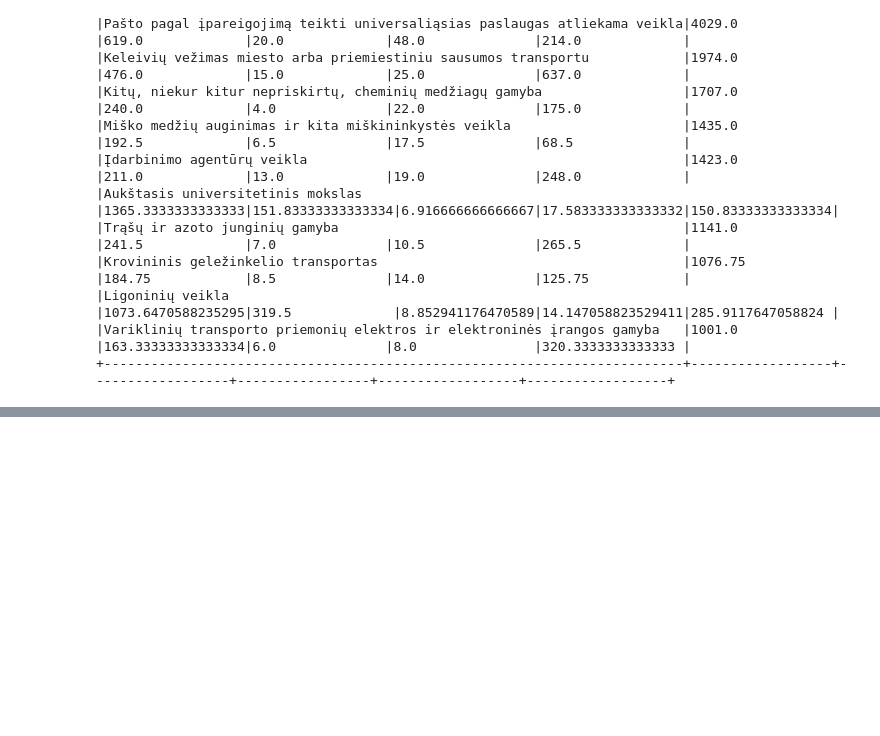
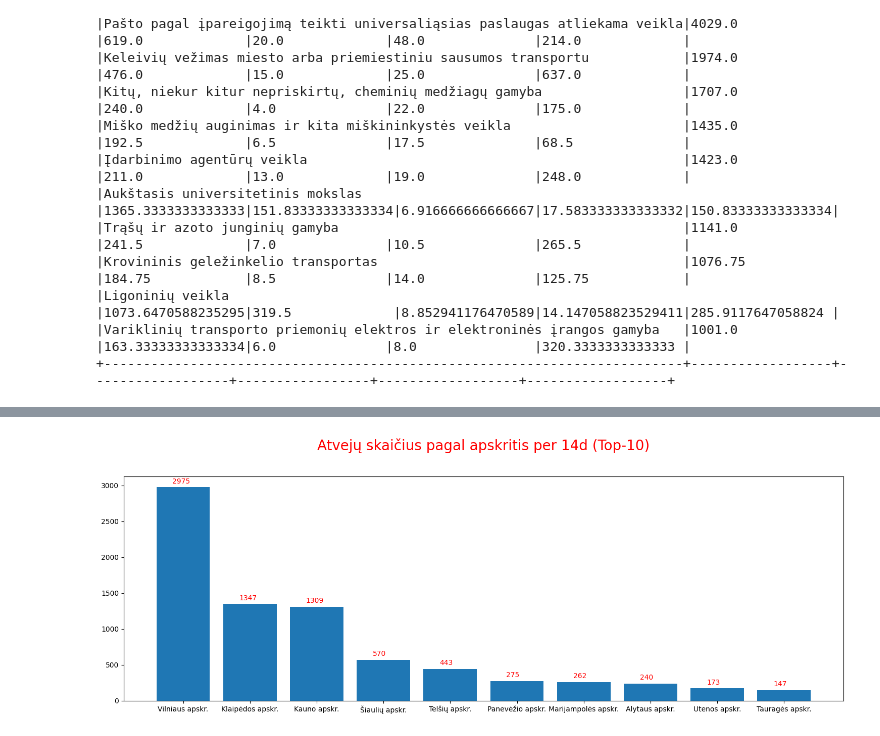
Before and after one commit to dainaklis/PySpark, a Jupyter notebook: Darbdaviai.ipynb, the cells around one changed output, grey strips where cells are left out. Saved outputs shown, nothing was run; the diff lists cells and outputs as text; code cells hidden in the pictures; blank space fills up the shorter version.

```diff
--- a/Darbdaviai.ipynb
+++ b/Darbdaviai.ipynb
@@ -149,0 +223,37 @@ avgAllVak.sort(desc("avg(darbuotojai)")).limit(10).show(truncate=False)
+# %%
+# Apskritys, kur buvo daugiausiai atveju 14d
+
+sumApsk = sumApskriciu.sort(desc("sum(atvejai_14d)"))
+
+# #Creating Table
+sumApsk.limit(10).registerTempTable('sumApsk')
+sqlContext = SQLContext(spark)
+#Running Query
+df1 = sqlContext.sql("SELECT * from sumApsk").toPandas()
+
+apskritis = df1['apskritis']
+atvejuSKApsk = df1['sum(atvejai_14d)']
+
+N = apskritis
+atvejuSKApsk
+
+#Creating a figure with some fig size
+fig, ax = plt.subplots(figsize = (15,5))
+
+ax.bar(N,atvejuSKApsk,width=0.8)
+
+
+
+#Now the trick is here.
+#plt.text() , you need to give (x,y) location , where you want to put the numbers,
+#So here index will give you x pos and data+1 will provide a little gap in y axis.
+for index,data in enumerate(atvejuSKApsk):
+    plt.text(x=index-0.16 , y =data+55 , s=f"{data}" , fontdict=dict(fontsize=10), color="r")
+plt.tight_layout()
+
+ax.set_title('Atvejų skaičius pagal apskritis per 14d (Top-10)', fontsize=20, y=1.1, color="red")
+plt.xticks(rotation=0)
+
+plt.show()
+# %% [output]
+[figure, added]
```
Also changed, not shown: parts of 5 cells of this notebook.
